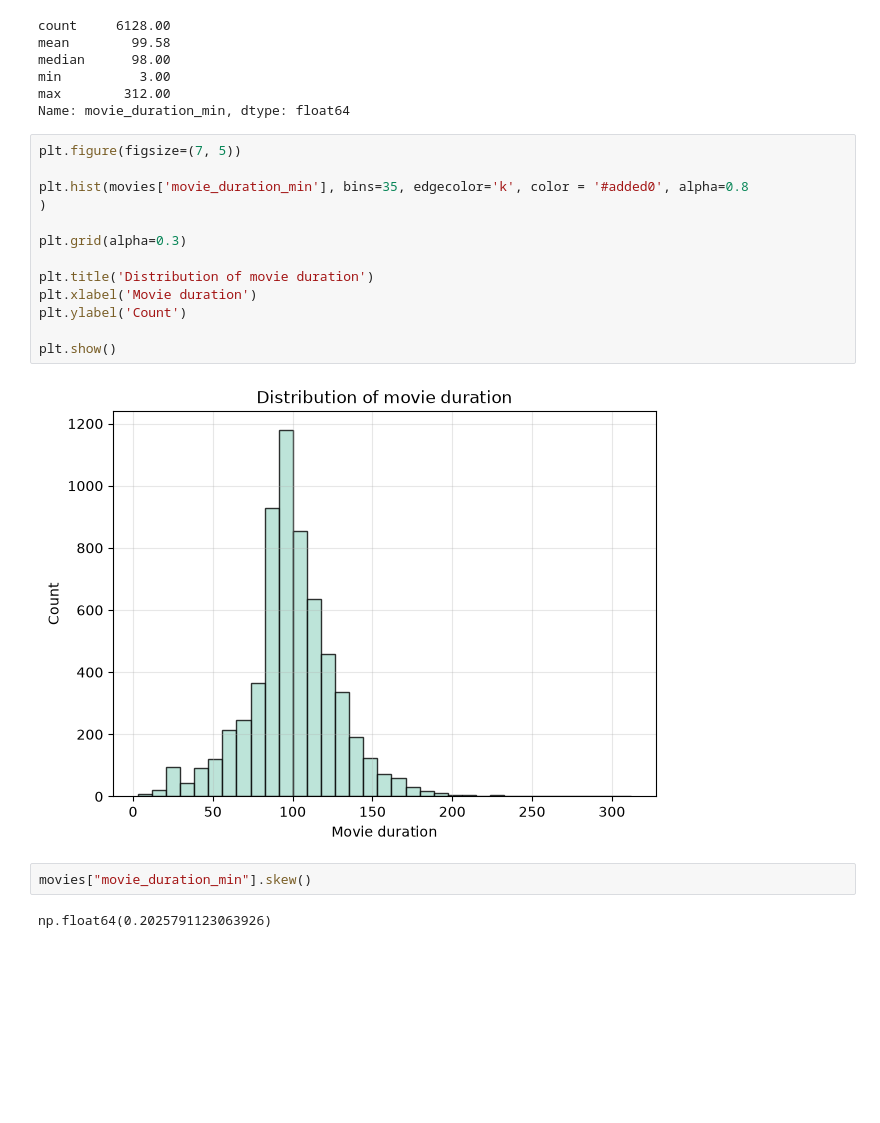
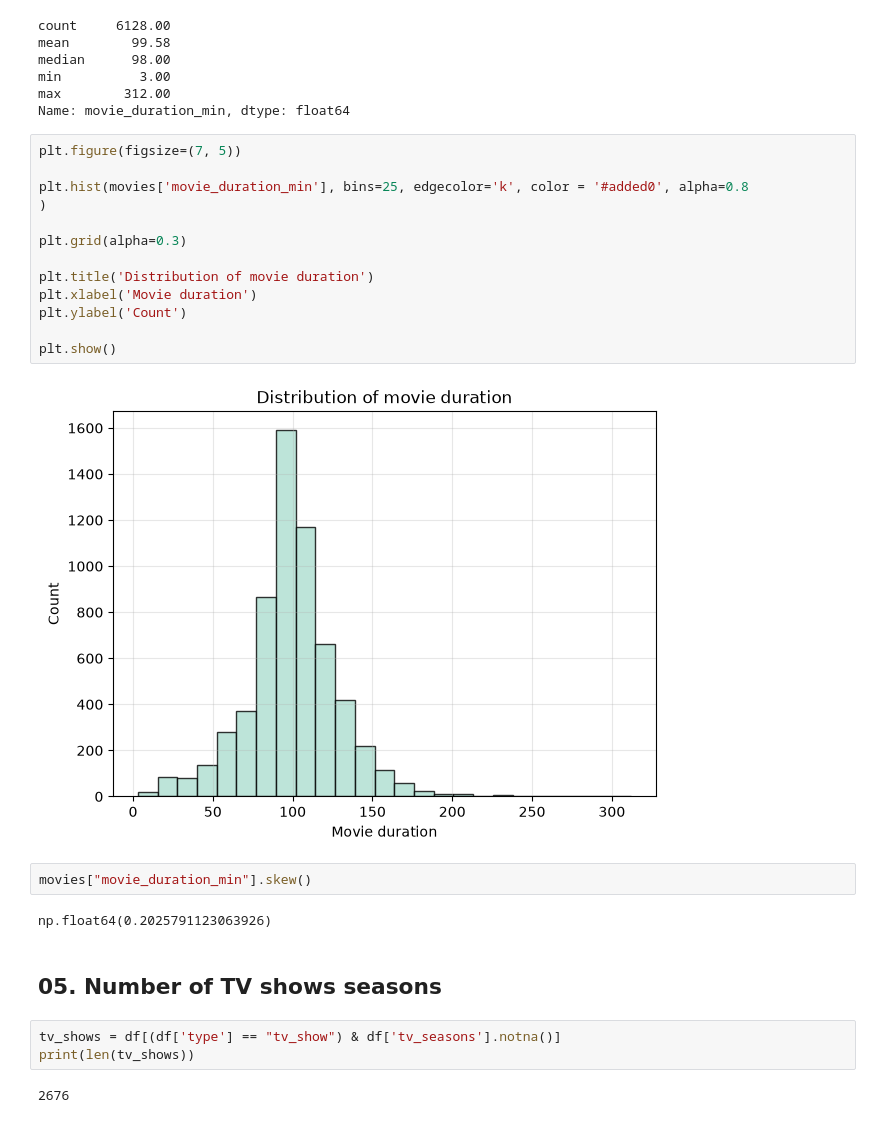
Before and after one commit to studzinskimilosz/exploratory-data-analysis, a Jupyter notebook: 01_netflix_catalog/notebook/netflix_catalogy_eda.ipynb, the cells around one changed output. Cells and saved outputs as stored; diff of their text form; blank space fills up the shorter version.

Commit message:
feat: Add number of tv shows seasons analysis

```diff
--- a/01_netflix_catalog/notebook/netflix_catalogy_eda.ipynb
+++ b/01_netflix_catalog/notebook/netflix_catalogy_eda.ipynb
@@ -198,19 +198,26 @@ Name: movie_duration_min, dtype: float64
 # %%
 plt.figure(figsize=(7, 5))
 
-plt.hist(movies['movie_duration_min'], bins=35, edgecolor='k', color = '#added0', alpha=0.8
+plt.hist(movies['movie_duration_min'], bins=25, edgecolor='k', color = '#added0', alpha=0.8
 )
 
 plt.grid(alpha=0.3)
 
 plt.title('Distribution of movie duration')
 plt.xlabel('Movie duration')
 plt.ylabel('Count')
 
 plt.show()
 # %% [output]
-[figure, old version]
+[figure, new version]
 # %%
 movies["movie_duration_min"].skew()
 # %% [output]
 np.float64(0.2025791123063926)
+# %% [markdown]
+## 05. Number of TV shows seasons
+# %%
+tv_shows = df[(df['type'] == "tv_show") & df['tv_seasons'].notna()]
+print(len(tv_shows))
+# %% [output]
+2676
```
Also changed, not shown: parts of 3 cells of this notebook.
